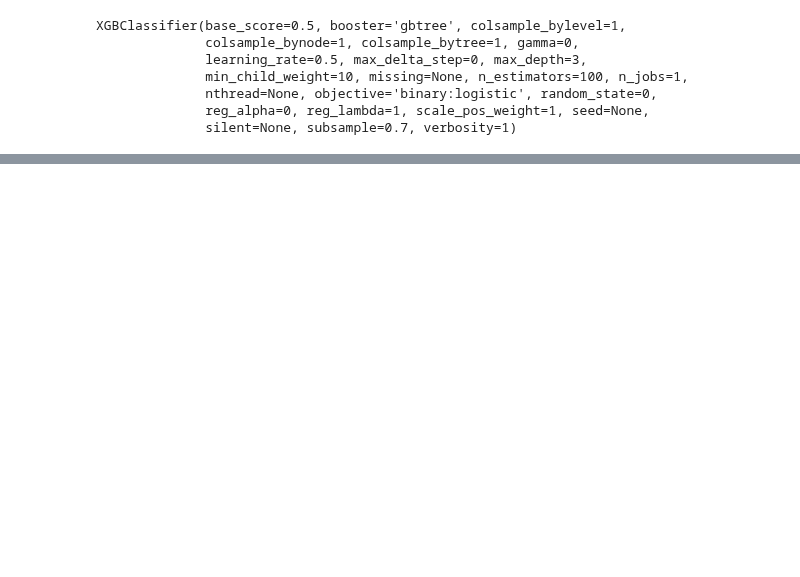
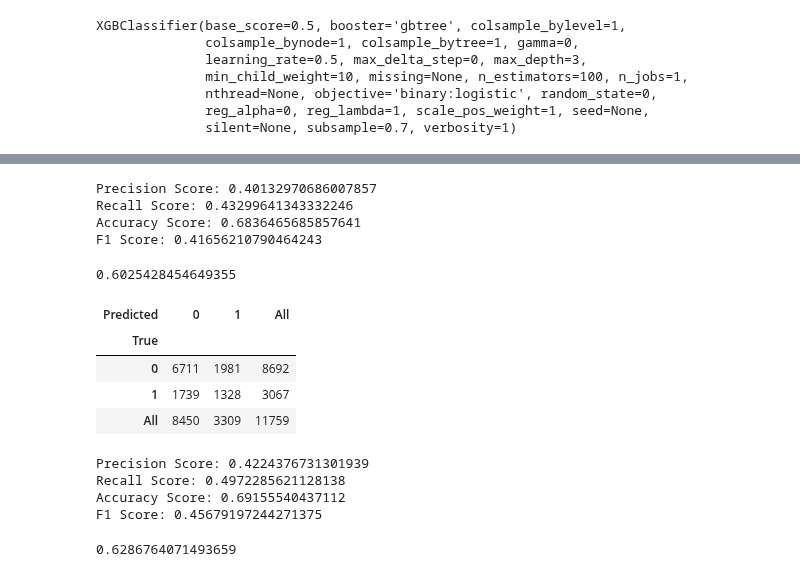
Before and after one commit to JonBebi/Kickfinisher, a Jupyter notebook: Kick_2016.ipynb, the cells around one changed output, grey strips where cells are left out. Saved outputs shown, nothing was run; the diff lists cells and outputs as text; code cells hidden in the pictures; blank space fills up the shorter version.

```diff
--- a/Kick_2016.ipynb
+++ b/Kick_2016.ipynb
@@ -830,0 +833,27 @@ pd.crosstab(y_test, y_pred, rownames=['True'], colnames=['Predicted'], margins=T
+# %%
+ca = pd.get_dummies(ca, columns=['main_category'])
+# %%
+y_test = ca['state']
+# %%
+ca = ca.drop([ 'state', 'ID', 'name', 'category', 'currency', 'deadline', 'pledged', 'backers', 'country', 'usd pledged'], axis=1)
+# %%
+y_pred = tree.predict(ca)
+# %%
+print_metrics(y_test, y_pred)
+# %% [output]
+Precision Score: 0.40132970686007857
+Recall Score: 0.43299641343332246
+Accuracy Score: 0.6836465685857641
+F1 Score: 0.41656210790464243
+# %%
+roc_auc_score(y_test, y_pred)
+# %% [output]
+0.6025428454649355
+# %%
+pd.crosstab(y_test, y_pred, rownames=['True'], colnames=['Predicted'], margins=True)
+# %% [output]
+| Predicted | 0 | 1 | All |
+| True |  |  |  |
+| 0 | 6711 | 1981 | 8692 |
+| 1 | 1739 | 1328 | 3067 |
+| All | 8450 | 3309 | 11759 |
@@ -830,0 +862,11 @@ pd.crosstab(y_test, y_pred, rownames=['True'], colnames=['Predicted'], margins=T
+# %%
+print_metrics(y_test, y_pred)
+# %% [output]
+Precision Score: 0.4224376731301939
+Recall Score: 0.4972285621128138
+Accuracy Score: 0.69155540437112
+F1 Score: 0.45679197244271375
+# %%
+roc_auc_score(y_test, y_pred)
+# %% [output]
+0.6286764071493659
```
Also changed, not shown: parts of 40 cells of this notebook.
